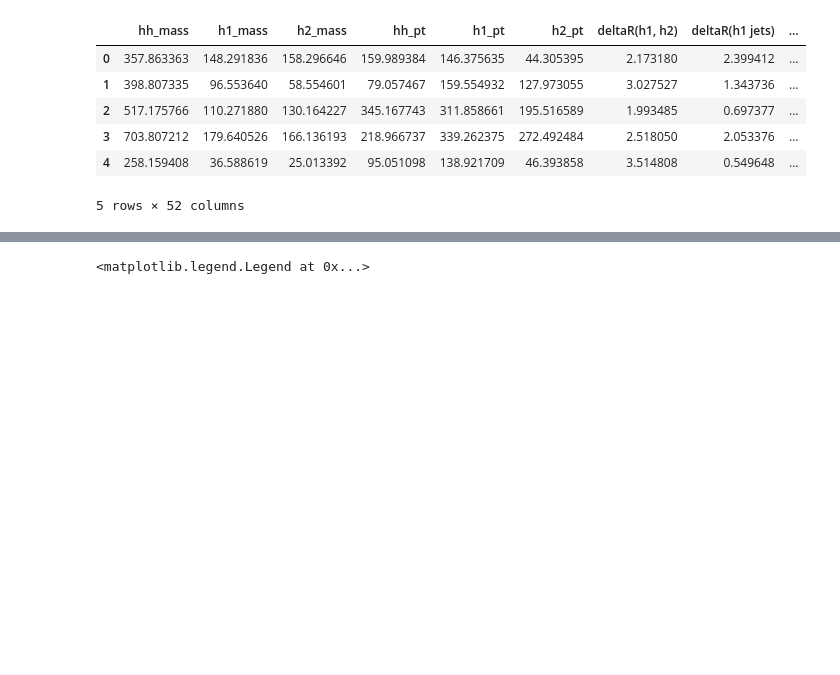
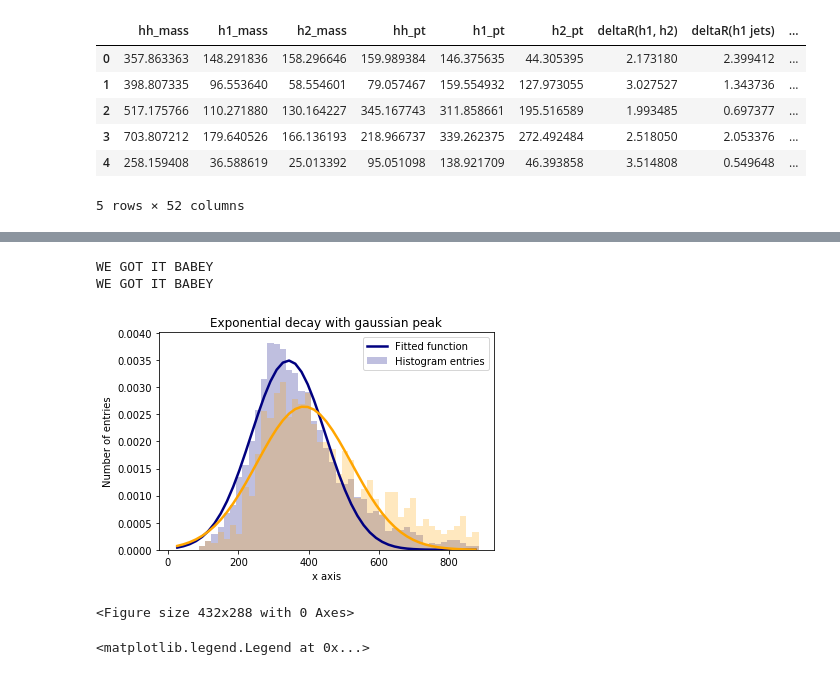
Before and after one commit to neu-physics/dihiggsMLProject, a Jupyter notebook: higgsReconstruction/EventPlotting/plotting.ipynb, the cells around one changed output, grey strips where cells are left out. Cells and saved outputs as stored; diff of their text form; code cells hidden in the pictures; blank space fills up the shorter version.

```diff
--- a/higgsReconstruction/EventPlotting/plotting.ipynb
+++ b/higgsReconstruction/EventPlotting/plotting.ipynb
@@ -50,3 +98,70 @@ plt.legend()
+# %%
+# 1.) Define fit function.
+def fit_function(x, B, mu, sigma):
+#     return  mu*x + sigma/B
+#     return  B* np.exp(-1.0 * ((x - mu)**2) / (2 * sigma**2))
+    return (B*np.exp(-1*((x - mu)**2)/ (2*sigma**2)))
+
+bins = bins_hh
+
+#define bounds for fit line
+lb = 1
+hb = 50
+
+plotHistWithFitLine(gaussian_fit, bins, n_hh, "Di Higgs","navy", (lb,hb), [.03, 100, 10])
+
+# ## Di Higgs
+# hhfitdata = n_hh[lb:hb]
+# xvals = bin_centers[lb:hb]
+# p0=[.03, 100, 10]
+# popt, pcov = curve_fit(fit_function, xdata=xvals, ydata=hhfitdata,  p0=p0)
+
+# # print(hhfitdata)
+# # print(binscenters)
+
+# print(popt)
+
+# # Plot the histogram and the fitted function.
+# plt.bar(bin_centers, n_hh, width=bins[1] - bins[0], color='navy', alpha=.25,label=r'Histogram entries')
+# plt.plot(xvals, fit_function(xvals, *popt), color='navy', linewidth=2.5, label=r'Fitted function')
+
+# Make the plot nicer.
+plt.xlabel(r'x axis')
+plt.ylabel(r'Number of entries')
+plt.title(r'Exponential decay with gaussian peak')
+plt.legend(loc='best')
+
+## QCD
+plotHistWithFitLine(gaussian_fit, bins, n_qcd, "QCD","orange", (lb,hb), [.03, 100, 10])
+
+# qcdfitdata = n_qcd[lb:hb]
+# xvals = bin_centers[lb:hb]
+# p0=[.03, 100, 10]
+# popt, pcov = curve_fit(fit_function, xdata=xvals, ydata=qcdfitdata,  p0=p0)
+
+# # print(hhfitdata)
+# # print(binscenters)
+
+# print(popt)
+
+# # Plot the histogram and the fitted function.
+# plt.bar(bin_centers, n_qcd, width=bins[1] - bins[0], color='orange', alpha=.25,label=r'Histogram entries')
+# plt.plot(xvals, fit_function(xvals, *popt), color='orange', linewidth=2.5, label=r'Fitted function')
+
+# # Make the plot nicer.
+# plt.xlabel(r'x axis')
+# plt.ylabel(r'Number of entries')
+# plt.title(r'Exponential decay with gaussian peak')
+# plt.legend(loc='best')
+
+plt.show()
+plt.clf()
+### for this to properly run, it needs to be re run from the top of "normed HH mass"
+# %% [output]
+WE GOT IT BABEY
+WE GOT IT BABEY
+[figure, added]
+<Figure size 432x288 with 0 Axes>
 # %%
 ##############################################################
 ##                NORMED H_1 MASS PER EVENT                 ##
```
Also changed, not shown: parts of 9 cells of this notebook, 1 other file.
